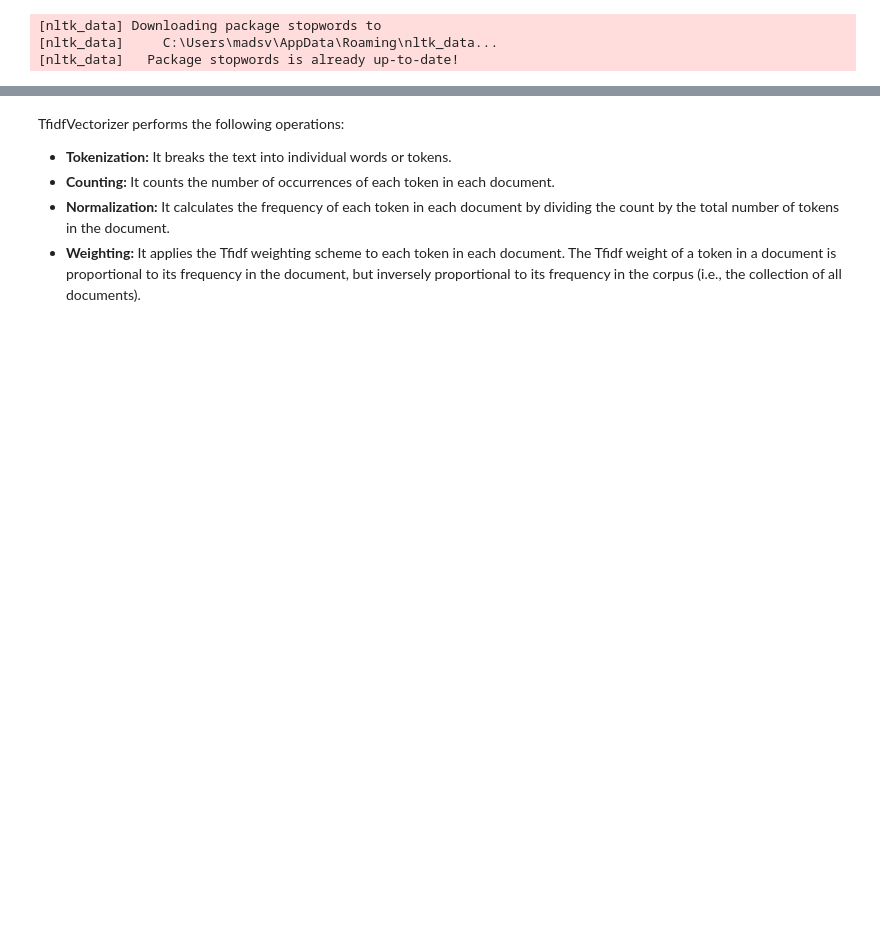
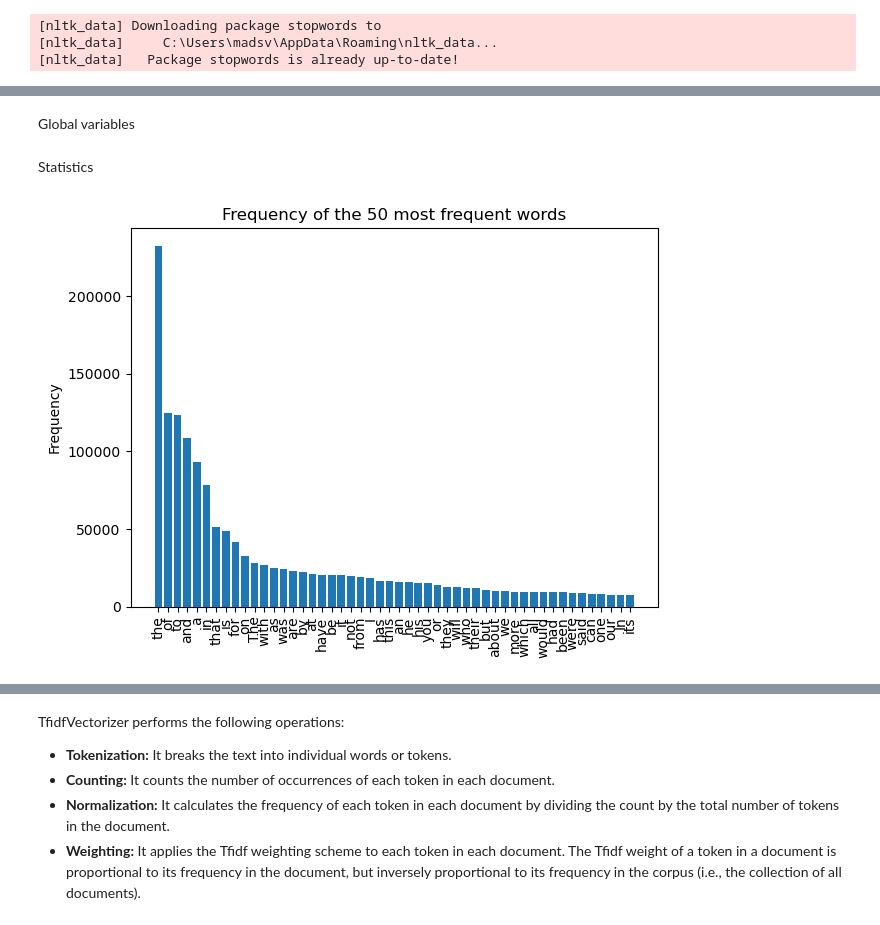
Before and after one commit to henrikdchristensen/DIKU-DS-Exam-FakeNewsDetection, a Jupyter notebook: src/book.ipynb, the cells around one changed output, grey strips where cells are left out. Drawn from its saved outputs; the diff is of its cells as text; code cells hidden in the pictures; blank space fills up the shorter version.

Commit message:
freq filter and plots

```diff
--- a/src/book.ipynb
+++ b/src/book.ipynb
@@ -32,3 +31,22 @@ import importlib
+# %% [markdown]
+Global variables
 # %%
+
 # The number of rows to train the model
-BATCH_SIZE = 1000000
+BATCH_SIZE = 10000
+# %%
+data = pp.apply_pipeline("../datasets/sample/dataset.csv", None, get_batch=True, batch_size=BATCH_SIZE)
+# %% [markdown]
+Statistics
+# %%
+# freq plot
+importlib.reload(pp)
+unique_words = pp.Generate_unique_word_list()
+_ = pp.apply_pipeline_pd_tqdm(data, [
+    (pp.Tokenizer(), 'content'),
+    (unique_words, 'content')
+])
+# %%
+unique_words.plot_most_frequent(50)
+# %% [output]
+[figure, added]
```
Also changed, not shown: parts of 30 cells of this notebook, 1 other file.
